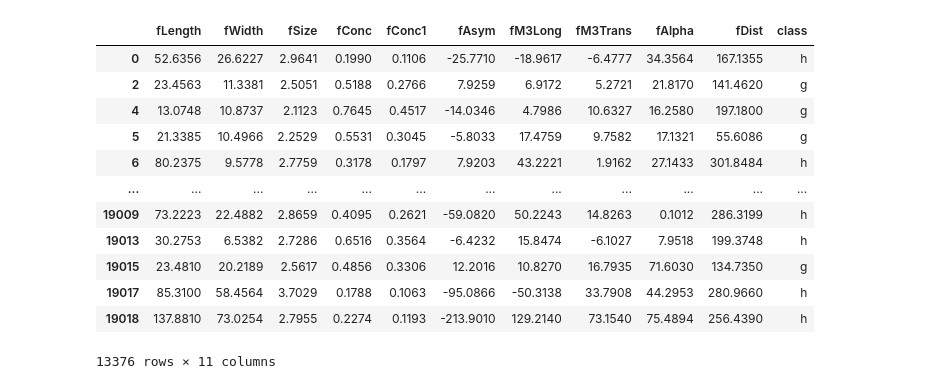
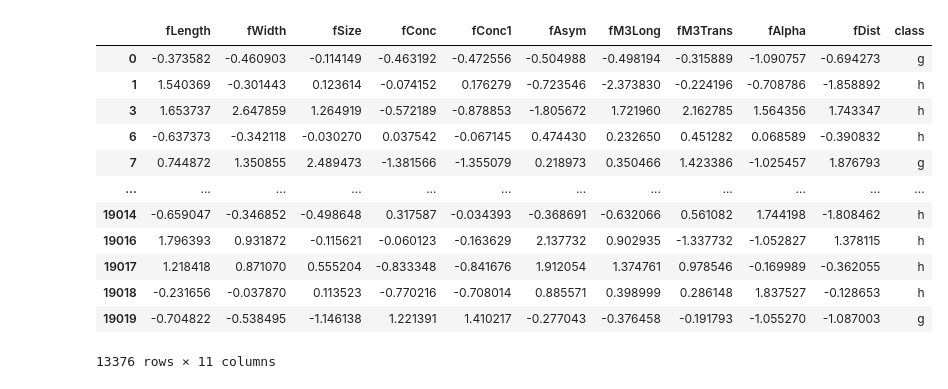
Before and after one commit to oadel1814/Machine-Learning-Classifiaction-and-Regression, a Jupyter notebook: KNN.ipynb, the cells around one changed output. Drawn from its saved outputs; the diff is of its cells as text; code cells hidden in the pictures.

```diff
--- a/KNN.ipynb
+++ b/KNN.ipynb
@@ -18,26 +12,35 @@ telescope_data.head()
 # %%
 # data rebalancing
 class_col = "class"
 gamma = telescope_data[telescope_data[class_col] == 'g']
-hadron_rows = telescope_data[class_col].value_counts()[0] # number of hadron samples
-gamma_rows = telescope_data[class_col].value_counts()[1]  # number of gamma samples
+hadron_rows = telescope_data[class_col].value_counts().iloc[0] # number of hadron samples
+gamma_rows = telescope_data[class_col].value_counts().iloc[1]  # number of gamma samples
 
-telescope_data = telescope_data.sample(frac=1).reset_index(drop=True)
 telescope_data = telescope_data.drop(telescope_data[telescope_data[class_col].eq('g')].sample(hadron_rows - gamma_rows).index)
+
+X = telescope_data.iloc[:,:-1]
+y = telescope_data[class_col]
+
+# Z-score Standardization
+X_mean = X.mean()
+X_std = X.std()
+X_standardized = (X - X_mean) / X_std
+
+telescope_data = pd.concat([X_standardized, y], axis=1)
 telescope_data
 # %% [output]
 |  | fLength | fWidth | fSize | fConc | fConc1 | fAsym | fM3Long | fM3Trans | fAlpha | fDist | class |
-| 0 | 52.6356 | 26.6227 | 2.9641 | 0.1990 | 0.1106 | -25.7710 | -18.9617 | -6.4777 | 34.3564 | 167.1355 | h |
-| 2 | 23.4563 | 11.3381 | 2.5051 | 0.5188 | 0.2766 | 7.9259 | 6.9172 | 5.2721 | 21.8170 | 141.4620 | g |
-| 4 | 13.0748 | 10.8737 | 2.1123 | 0.7645 | 0.4517 | -14.0346 | 4.7986 | 10.6327 | 16.2580 | 197.1800 | g |
-| 5 | 21.3385 | 10.4966 | 2.2529 | 0.5531 | 0.3045 | -5.8033 | 17.4759 | 9.7582 | 17.1321 | 55.6086 | g |
-| 6 | 80.2375 | 9.5778 | 2.7759 | 0.3178 | 0.1797 | 7.9203 | 43.2221 | 1.9162 | 27.1433 | 301.8484 | h |
+| 0 | -0.373582 | -0.460903 | -0.114149 | -0.463192 | -0.472556 | -0.504988 | -0.498194 | -0.315889 | -1.090757 | -0.694273 | g |
+| 1 | 1.540369 | -0.301443 | 0.123614 | -0.074152 | 0.176279 | -0.723546 | -2.373830 | -0.224196 | -0.708786 | -1.858892 | h |
+| 3 | 1.653737 | 2.647859 | 1.264919 | -0.572189 | -0.878853 | -1.805672 | 1.721960 | 2.162785 | 1.564356 | 1.743347 | h |
+| 6 | -0.637373 | -0.342118 | -0.030270 | 0.037542 | -0.067145 | 0.474430 | 0.232650 | 0.451282 | 0.068589 | -0.390832 | h |
+| 7 | 0.744872 | 1.350855 | 2.489473 | -1.381566 | -1.355079 | 0.218973 | 0.350466 | 1.423386 | -1.025457 | 1.876793 | g |
 | ... | ... | ... | ... | ... | ... | ... | ... | ... | ... | ... | ... |
-| 19009 | 73.2223 | 22.4882 | 2.8659 | 0.4095 | 0.2621 | -59.0820 | 50.2243 | 14.8263 | 0.1012 | 286.3199 | h |
-| 19013 | 30.2753 | 6.5382 | 2.7286 | 0.6516 | 0.3564 | -6.4232 | 15.8474 | -6.1027 | 7.9518 | 199.3748 | h |
-| 19015 | 23.4810 | 20.2189 | 2.5617 | 0.4856 | 0.3306 | 12.2016 | 10.8270 | 16.7935 | 71.6030 | 134.7350 | g |
-| 19017 | 85.3100 | 58.4564 | 3.7029 | 0.1788 | 0.1063 | -95.0866 | -50.3138 | 33.7908 | 44.2953 | 280.9660 | h |
-| 19018 | 137.8810 | 73.0254 | 2.7955 | 0.2274 | 0.1193 | -213.9010 | 129.2140 | 73.1540 | 75.4894 | 256.4390 | h |
+| 19014 | -0.659047 | -0.346852 | -0.498648 | 0.317587 | -0.034393 | -0.368691 | -0.632066 | 0.561082 | 1.744198 | -1.808462 | h |
+| 19016 | 1.796393 | 0.931872 | -0.115621 | -0.060123 | -0.163629 | 2.137732 | 0.902935 | -1.337732 | -1.052827 | 1.378115 | h |
+| 19017 | 1.218418 | 0.871070 | 0.555204 | -0.833348 | -0.841676 | 1.912054 | 1.374761 | 0.978546 | -0.169989 | -0.362055 | h |
+| 19018 | -0.231656 | -0.037870 | 0.113523 | -0.770216 | -0.708014 | 0.885571 | 0.398999 | 0.286148 | 1.837527 | -0.128653 | h |
+| 19019 | -0.704822 | -0.538495 | -1.146138 | 1.221391 | 1.410217 | -0.277043 | -0.376458 | -0.191793 | -1.055270 | -1.087003 | g |
 13376 rows × 11 columns
 # %%
 #splitting data
```
Also changed, not shown: parts of 12 cells of this notebook.
